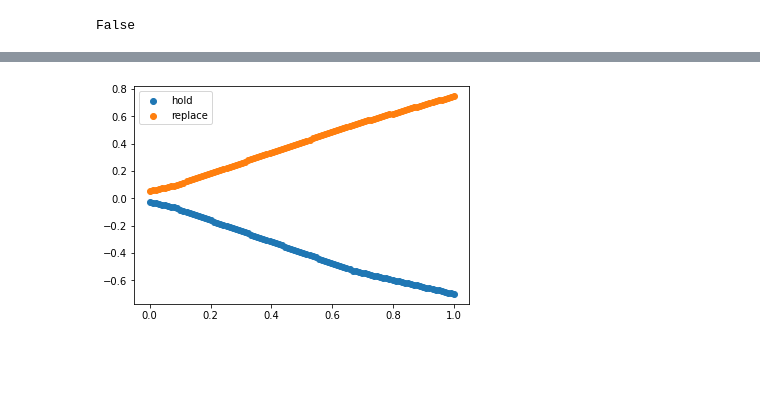
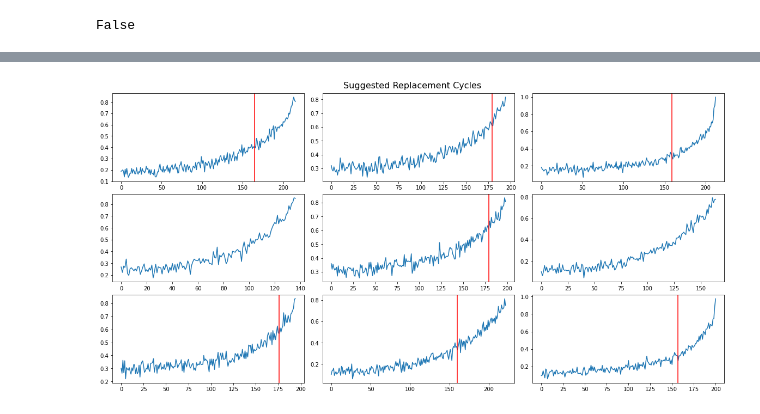
Before and after one commit to garrett-partenza-us/dqn4pdm, a Jupyter notebook: ddqn.ipynb, the cells around one changed output, grey strips where cells are left out. Saved outputs shown, nothing was run; the diff lists cells and outputs as text; code cells hidden in the pictures; blank space fills up the shorter version.

```diff
--- a/ddqn.ipynb
+++ b/ddqn.ipynb
@@ -231,7 +219,25 @@ State: 0.2070642444772781, Action: 1, Reward: -0.2070642444772781, New State: No
-# %%
-with torch.no_grad():
-    plt.scatter(np.linspace(0,1,100), agent.QNet(torch.tensor(np.linspace(0,1,100), dtype=torch.float32).reshape(100,-1)).numpy()[:,0], label='hold')
-    plt.scatter(np.linspace(0,1,100), agent.QNet(torch.tensor(np.linspace(0,1,100), dtype=torch.float32).reshape(100,-1)).numpy()[:,1], label='replace')
-    plt.legend()
-# %% [output]
-[figure, removed]
+# %%
+df = pd.read_csv('train.csv')
+agent.QNet.eval()
+fig, axs = plt.subplots(3, 3, constrained_layout=True)
+fig.suptitle('Suggested Replacement Cycles', fontsize=16)
+fig.set_figheight(8)
+fig.set_figwidth(16)
+for row in range(3):
+    for col in range(3):
+        replacement_events = []
+        engine_id = np.random.randint(low=1, high=79, size=1)
+        trajectory = df[df.engine_id==engine_id.item()].health_indicator.to_numpy()
+        for idx, health in enumerate(trajectory):
+            action = torch.argmax(agent.QNet(torch.tensor([idx, health], dtype=torch.float32)))
+            if action == 1:
+                replacement_events.append(idx)
+        axs[row,col].plot(trajectory)
+        if replacement_events:
+            suggested_replacement = replacement_events[0]
+            axs[row,col].axvline(suggested_replacement, c='red')
+        else:
+            pass
+fig.show()
+# %% [output]
+[figure, added]
```
Also changed, not shown: parts of 9 cells of this notebook, 5 other files.
